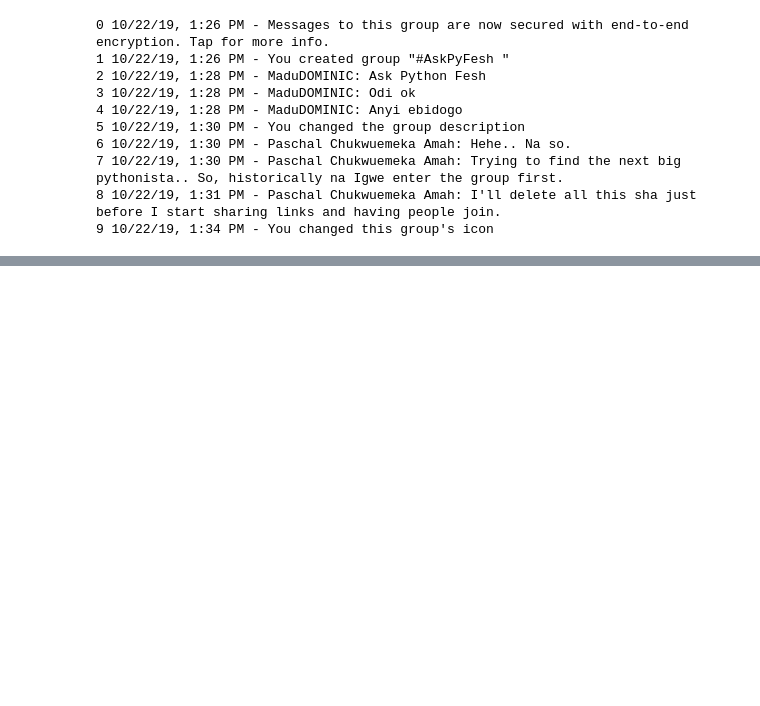
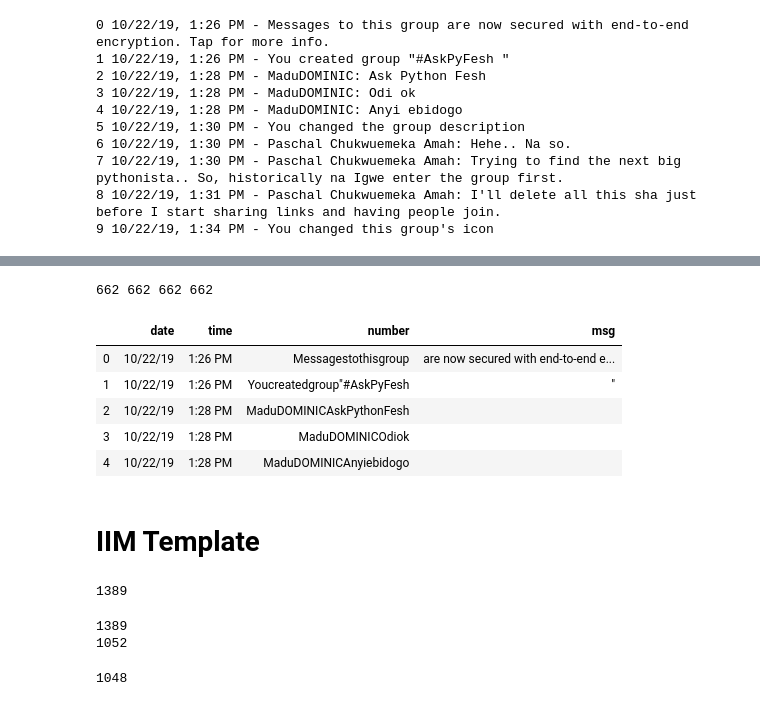
Before and after one commit to ifebuche/-AskPyFesh, a Jupyter notebook: analysis.ipynb, the cells around one changed output, grey strips where cells are left out. Cells and saved outputs as stored; diff of their text form; code cells hidden in the pictures; blank space fills up the shorter version.

Commit message:
Updated to get most comments plus further cleaning

```diff
--- a/analysis.ipynb
+++ b/analysis.ipynb
@@ -304,0 +319,48 @@ NameError: name 'df' is not defined
+# %%
+date = []
+time = []
+number = []
+msg = []
+counter = 0
+for line in msgs:
+    x = line.split()
+    #Get the date
+    dating = x[0]
+    date.append(dating.replace(',',''))
+
+    #Get the time
+    timing = x[1] + " " +x[2]
+    time.append(timing)
+
+    #Get number
+    num = "".join(x[4:8])
+    number.append(num.replace(':', ''))
+
+    #Get message
+    msging = " ".join(x[8:])
+    msg.append(msging)
+
+#     counter += 1
+#     print(counter)
+
+print(len(date), len(time), len(number), len(msg))
+# %% [output]
+662 662 662 662
+# %%
+#Put in a dataframe
+apfesh = pd.DataFrame()
+apfesh["date"] = date
+apfesh["time"] = time
+apfesh["number"] = number
+apfesh["msg"] = msg
+
+apfesh.head()
+# %% [output]
+|  | date | time | number | msg |
+| 0 | 10/22/19 | 1:26 PM | Messagestothisgroup | are now secured with end-to-end e... |
+| 1 | 10/22/19 | 1:26 PM | Youcreatedgroup"#AskPyFesh | " |
+| 2 | 10/22/19 | 1:28 PM | MaduDOMINICAskPythonFesh |  |
+| 3 | 10/22/19 | 1:28 PM | MaduDOMINICOdiok |  |
+| 4 | 10/22/19 | 1:28 PM | MaduDOMINICAnyiebidogo |  |
+# %% [markdown]
+# IIM Template
@@ -304,0 +371,29 @@ NameError: name 'df' is not defined
+# %%
+#Red txt data file
+with open("WhatsApp Chat with #AskPyFesh.txt", "r", encoding = "utf-8") as file:
+    chats = file.readlines()
+print(len(chats))
+# %% [output]
+1389
+# %%
+#Remove new lines
+chats = [line.strip() for line in chats]
+chats[:10]
+print(len(chats))
+
+#Clean out the join notification lines
+apfesh = [line for line in chats if not "joined using this" in line]
+
+#Further cleaning
+#Remove empty lines
+apfesh = [line for line in apfesh if len(line) > 1]
+print(len(apfesh))
+# %% [output]
+1389
+1052
+# %%
+#Remove more auto lines
+apfesh = [line for line in apfesh if not "You changed" in line]
+print(len(apfesh))
+# %% [output]
+1048
```
Also changed, not shown: parts of 23 cells of this notebook, 2 other files.
